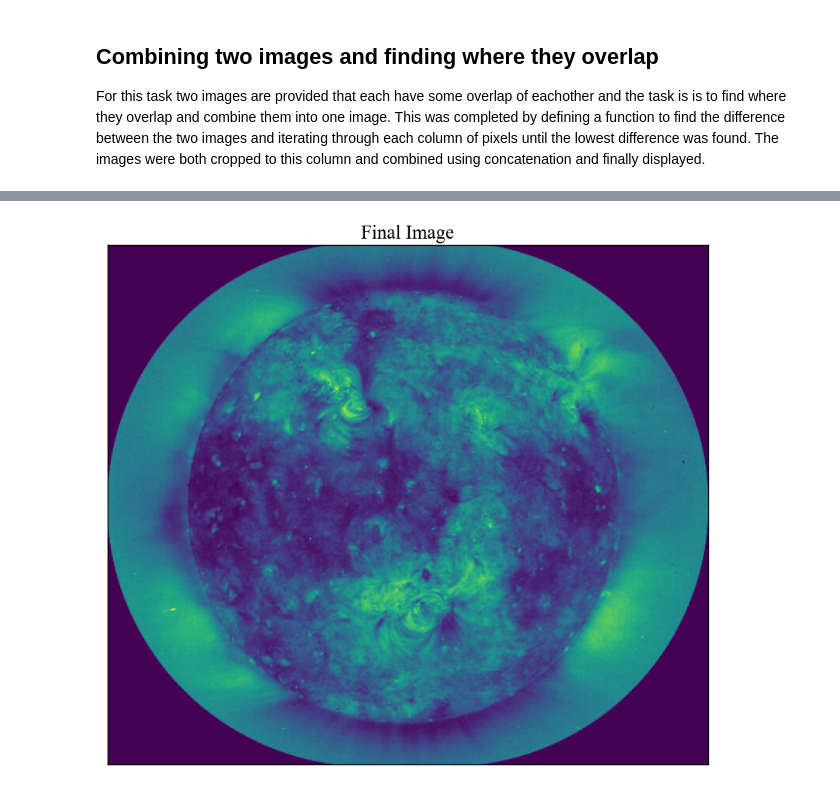
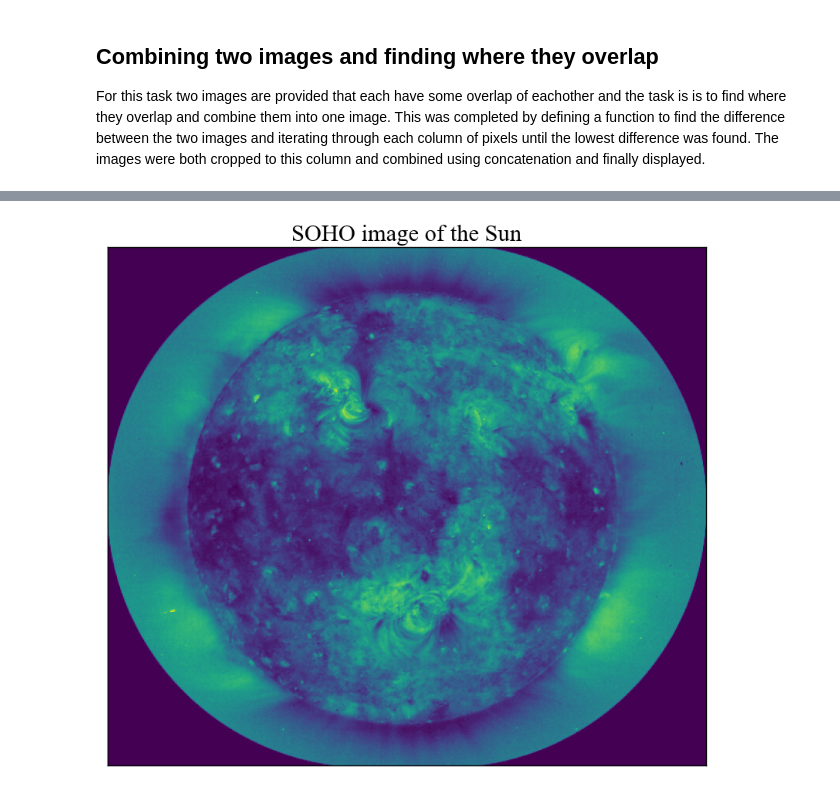
Before and after one commit to lewismcnish/Physics, a Jupyter notebook: Year_3/it_lab/task_1_attempt_1.ipynb, the cells around one changed output, grey strips where cells are left out. Saved outputs shown, nothing was run; the diff lists cells and outputs as text; code cells hidden in the pictures.

```diff
--- a/Year_3/it_lab/task_1_attempt_1.ipynb
+++ b/Year_3/it_lab/task_1_attempt_1.ipynb
@@ -20,4 +20,10 @@ The approximate value of pi obtained by dividing 333 by 106 is 3.141509433962264
 ## Part 2 loading and manipulating image files
 # %% [markdown]
 In this task a file containing a 2D array of pixel values is loaded in and manipulated. The array is then converted into an image and displayed.
+# %%
+import re
+import numpy as np
+import os
+import matplotlib.pyplot as plt
+plt.style.use('../report.mplstyle') #importing the style sheet
 # %%
@@ -151,32 +164,32 @@ plt.show()
 soho_left = plt.imread("patterns/soho_left.png")
 soho_right = plt.imread("patterns/soho_right.png")   #Read in the two images and save them as a variable
 
 diffr =[]
 for i in np.arange(0,200,1):   #loop over the columns of the two images and calculate the difference in the first image
     for j in np.arange(0,200,1):
         diff = difference(soho_left[:,-i],soho_right[:,j])
         diffr.append(diff)
 
 left_crop = int(np.floor(np.argmin(diffr)/200))  #find the index of the minimum difference and slice the images to remove the duplicated section
 
 diffr =[]
 for i in np.arange(0,200,1):
     for j in np.arange(0,200,1): #loop over the columns of the two images and calculate the difference in the second image
         diff = difference(soho_left[:,-j],soho_right[:,i])
         diffr.append(diff)
 
 right_crop = int(np.floor(np.argmin(diffr)/200))
 
 left_img = soho_left[:,:(soho_left.shape[1]-left_crop)]  #slice the two images to remove the section that is duplicated
 right_img = soho_right[:,right_crop:]
 
 final_img = np.concatenate((left_img,right_img),axis=1)  #concatenate the two images together to create the final image
 
 plt.figure(figsize=(10,10))   #plot the final image
 plt.imshow(final_img)
 plt.xticks([])
 plt.yticks([])
-plt.title('Final Image')
+plt.title('SOHO image of the Sun')
 plt.show()
 # %% [output]
-[figure, old version]
+[figure, new version]
```
Also changed, not shown: parts of 5 cells of this notebook, 1 other file.
